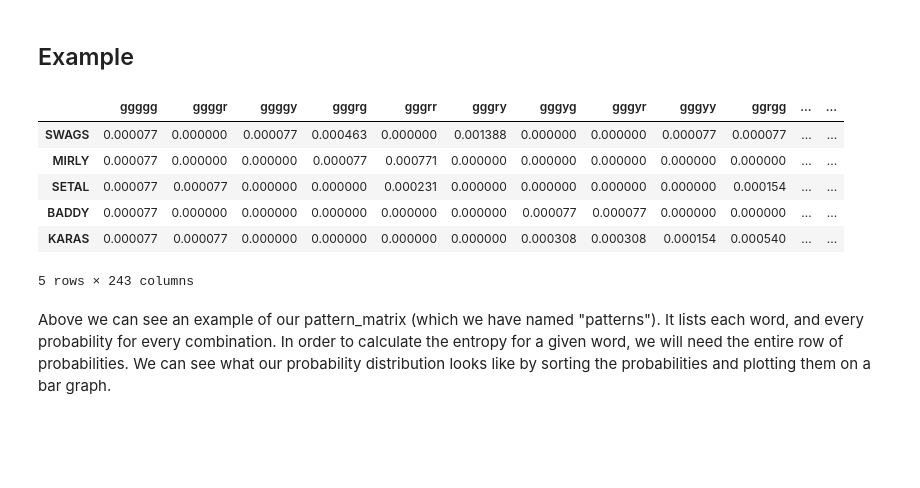
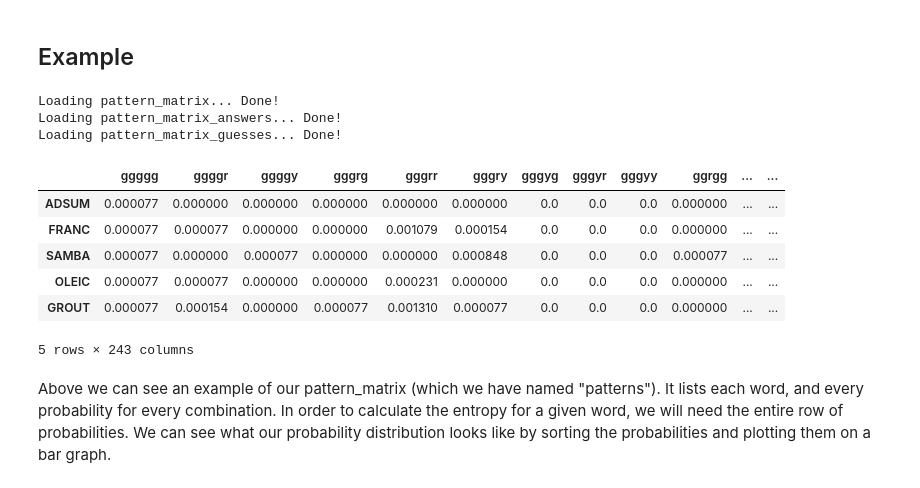
Before and after one commit to noah-kg/wordle-data-analysis, a Jupyter notebook: Wordle Analysis.ipynb, the cells around one changed output. Saved outputs shown, nothing was run; the diff lists cells and outputs as text; code cells hidden in the pictures; blank space fills up the shorter version.

```diff
--- a/Wordle Analysis.ipynb
+++ b/Wordle Analysis.ipynb
@@ -79,8 +79,8 @@ js_soup = BeautifulSoup(js_r.content, 'html.parser')
 
 #regex to find word lists
 js_str = str(js_soup)
-pattern = r"(?<=Ma=\[)(.*)(?=\],Oa)"  #solutions
-pattern2 = r"(?<=Oa=\[)(.*)(?=\],Ra)" #accepted guesses
+pattern = r"(?<=mo=\[)(.*)(?=\],fo)"  #solutions
+pattern2 = r"(?<=fo=\[)(.*)(?=\],yo)" #accepted guesses
 answers_regex = re.findall(pattern, js_str)
 guesses_regex = re.findall(pattern2, js_str)
 
@@ -99,6 +99,8 @@ guesses.sort()
 
 #collection of ALL words
 total_words = guesses + answers
+total_words.remove('KORAN') #causes issues with freq_map.json file down the road
+total_words.remove('QURAN')
 
 NUM_GUESSES = len(guesses)
 NUM_ANSWERS = len(answers)
@@ -609,9 +611,10 @@ def get_entropy(data):
     axis = len(distributions.shape) - 1
     return entropy(distributions, base=2.0, axis=axis)
 
-#if PATTERN_MATRIX_FILE doesn't exist, create it - takes 45+ minutes!
-def get_pattern_matrix(words):
-    if not os.path.exists(PATTERN_MATRIX_FILE):
+#if `in_file` doesn't exist, create it - can take 45+ minutes!
+def get_pattern_matrix(words, in_file, out_file):
+    if not os.path.exists(in_file):
+        print(f'Generating {out_file}...')
         all_p = {}
         for word in tqdm(words):
             all_p[word] = [get_probability(word, combo, words)[0] for combo in COMBINATIONS]
@@ -620,12 +623,14 @@ def get_pattern_matrix(words):
         pattern_matrix = pd.DataFrame.from_dict(all_p, orient='index', columns=COMBINATIONS)
 
         #create .csv file so we don't have to re-compute every time
-        pattern_matrix.to_csv(f'pattern_matrix.csv')
+        pattern_matrix.to_csv(f'{out_file}.csv')
+        print('Done!')
         return pattern_matrix
 
-    #else if PATTERN_MATRIX_FILE exists, read it in to df and return
+    #else if `in_file` exists, read it in to df and return
     else:
-        pattern_matrix = pd.read_csv('pattern_matrix.csv', index_col=[0])
+        pattern_matrix = pd.read_csv(f'{out_file}.csv', index_col=[0])
+        print(f'Loading {out_file}... Done!')
         return pattern_matrix
 
 #returns dataframe with probabilities sorted highest->lowest
@@ -770,18 +775,23 @@ def compare_words(word1, patt1, word2, patt2, dist, data):
 ## Example
 # %%
 # returns dataframe of ALL probabilities for EVERY combination of EVERY word - not weighted
-patterns = get_pattern_matrix(total_words)
+patterns = get_pattern_matrix(total_words, PATTERN_MATRIX_FILE, 'pattern_matrix')
+a_patterns = get_pattern_matrix(answers, ANSWERS_MATRIX_FILE, 'pattern_matrix_answers')
+g_patterns = get_pattern_matrix(guesses, GUESSES_MATRIX_FILE, 'pattern_matrix_guesses')
 
 #display 5 random samples to show it works
 patterns.sample(n=5)
 # %% [output]
+Loading pattern_matrix... Done!
+Loading pattern_matrix_answers... Done!
+Loading pattern_matrix_guesses... Done!
 |  | ggggg | ggggr | ggggy | gggrg | gggrr | gggry | gggyg | gggyr | gggyy | ggrgg | ... | ... |
-| SWAGS | 0.000077 | 0.000000 | 0.000077 | 0.000463 | 0.000000 | 0.001388 | 0.000000 | 0.000000 | 0.000077 | 0.000077 | ... | ... |
-| MIRLY | 0.000077 | 0.000000 | 0.000000 | 0.000077 | 0.000771 | 0.000000 | 0.000000 | 0.000000 | 0.000000 | 0.000000 | ... | ... |
-| SETAL | 0.000077 | 0.000077 | 0.000000 | 0.000000 | 0.000231 | 0.000000 | 0.000000 | 0.000000 | 0.000000 | 0.000154 | ... | ... |
-| BADDY | 0.000077 | 0.000000 | 0.000000 | 0.000000 | 0.000000 | 0.000000 | 0.000077 | 0.000077 | 0.000000 | 0.000000 | ... | ... |
-| KARAS | 0.000077 | 0.000077 | 0.000000 | 0.000000 | 0.000000 | 0.000000 | 0.000308 | 0.000308 | 0.000154 | 0.000540 | ... | ... |
+| ADSUM | 0.000077 | 0.000000 | 0.000000 | 0.000000 | 0.000000 | 0.000000 | 0.0 | 0.0 | 0.0 | 0.000000 | ... | ... |
+| FRANC | 0.000077 | 0.000077 | 0.000000 | 0.000000 | 0.001079 | 0.000154 | 0.0 | 0.0 | 0.0 | 0.000000 | ... | ... |
+| SAMBA | 0.000077 | 0.000000 | 0.000077 | 0.000000 | 0.000000 | 0.000848 | 0.0 | 0.0 | 0.0 | 0.000077 | ... | ... |
+| OLEIC | 0.000077 | 0.000077 | 0.000000 | 0.000000 | 0.000231 | 0.000000 | 0.0 | 0.0 | 0.0 | 0.000000 | ... | ... |
+| GROUT | 0.000077 | 0.000154 | 0.000000 | 0.000077 | 0.001310 | 0.000077 | 0.0 | 0.0 | 0.0 | 0.000000 | ... | ... |
-5 rows × 243 columns
+5 rows × 243 columns
 # %% [markdown]
 Above we can see an example of our pattern_matrix (which we have named "patterns"). It lists each word, and every probability for every combination. In order to calculate the entropy for a given word, we will need the entire row of probabilities. We can see what our probability distribution looks like by sorting the probabilities and plotting them on a bar graph.
 # %%
```
Also changed, not shown: parts of 10 cells of this notebook, 3 other files.
